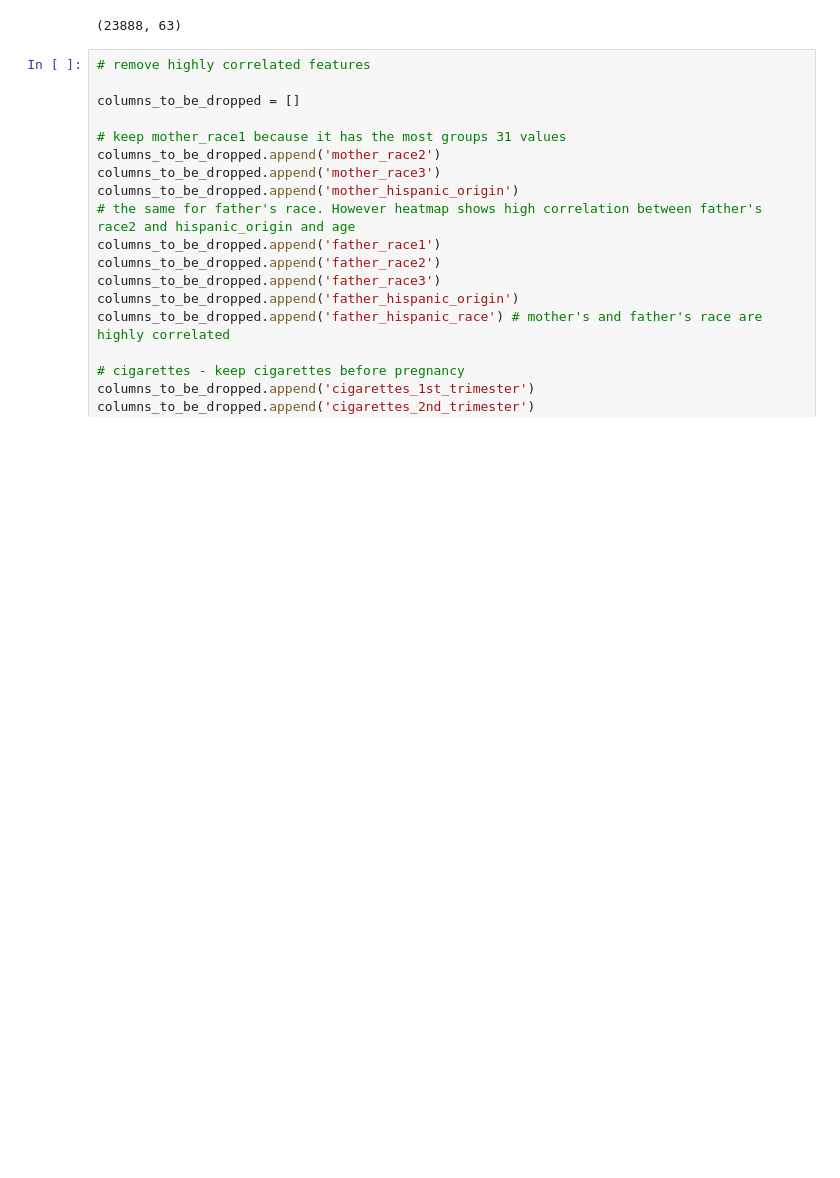
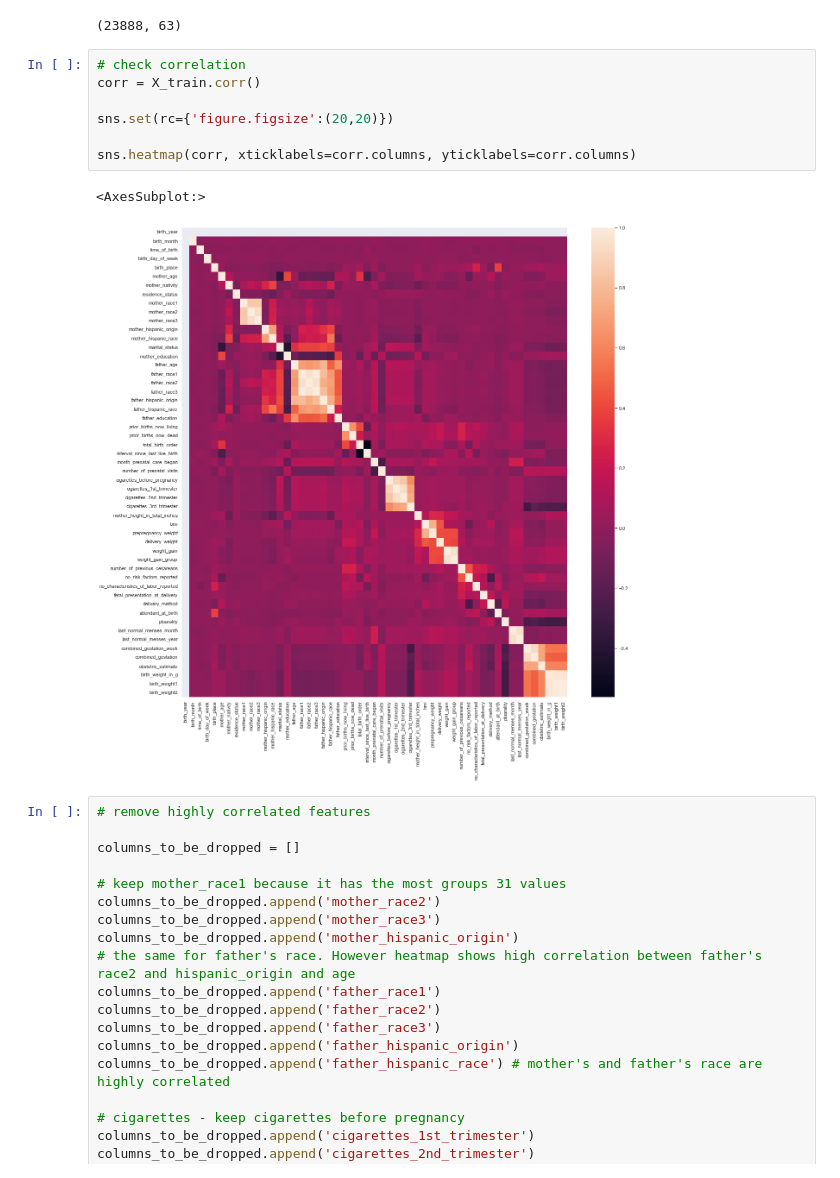
Before and after one commit to frankiepun/capstone_childbirth, a Jupyter notebook: childbirth_EDA.ipynb, the cells around one changed output. Drawn from its saved outputs; the diff is of its cells as text; blank space fills up the shorter version.

Commit message:
heatmap with highly correlated fields

```diff
--- a/childbirth_EDA.ipynb
+++ b/childbirth_EDA.ipynb
@@ -219,6 +219,16 @@ X_train = X_train.drop(columns_to_be_dropped, axis=1, errors='ignore')
 X_train.shape
 # %% [output]
 (23888, 63)
+# %%
+# check correlation
+corr = X_train.corr()
+
+sns.set(rc={'figure.figsize':(20,20)})
+
+sns.heatmap(corr, xticklabels=corr.columns, yticklabels=corr.columns)
+# %% [output]
+<AxesSubplot:>
+[figure, added]
 # %%
 # remove highly correlated features
 
```
